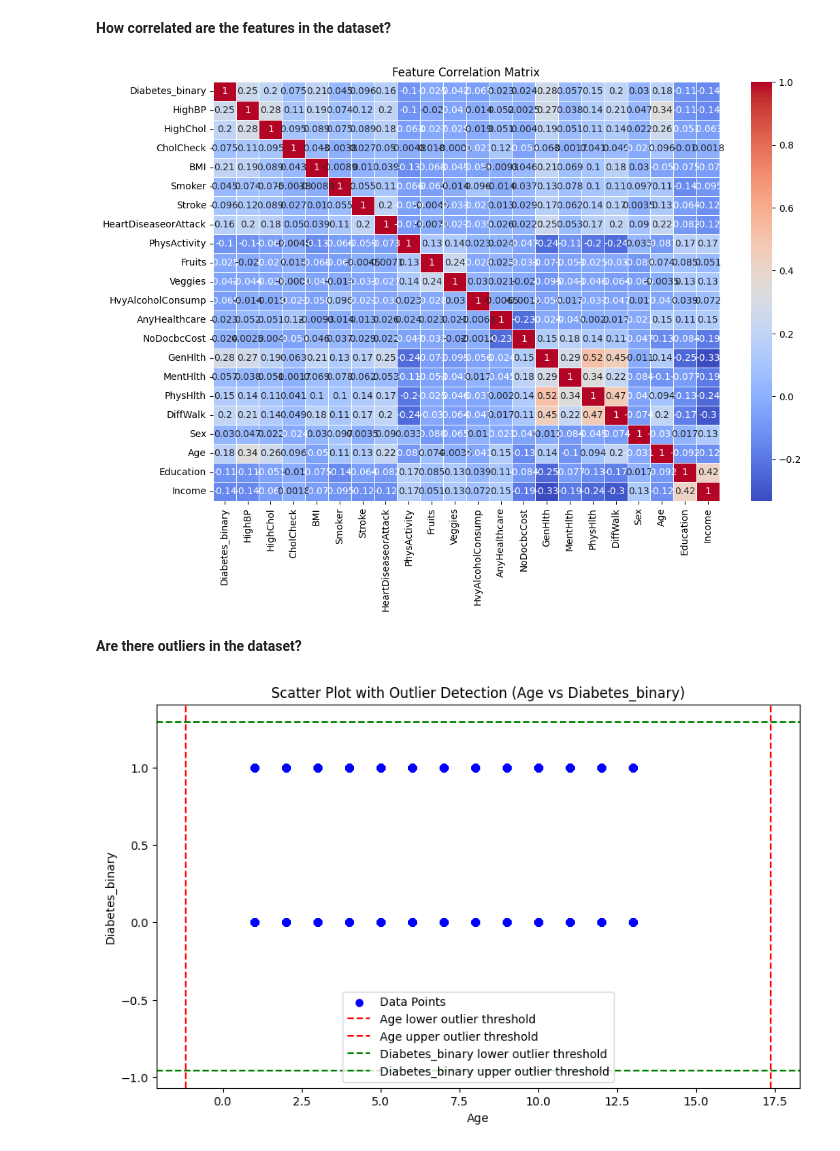
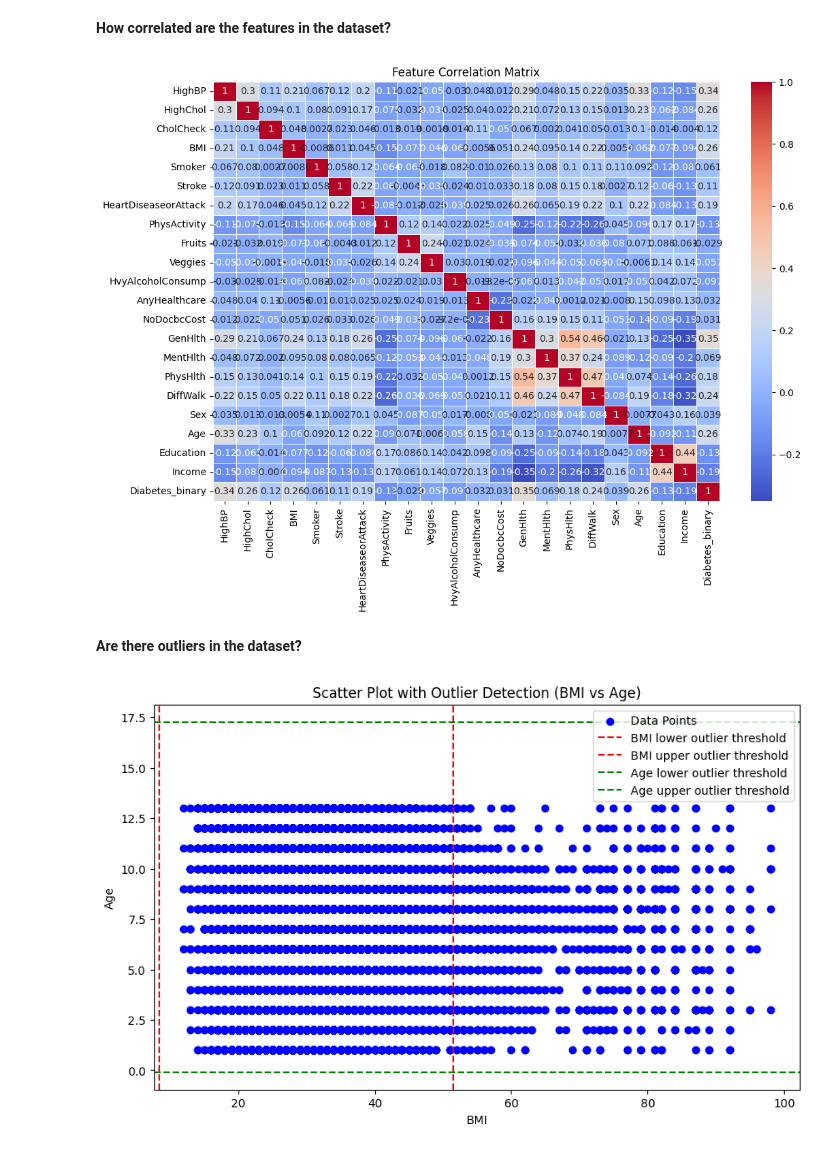
Before and after one commit to bertonag/MCS-7103-Gilbert-Nyakana, a Jupyter notebook: diabetesHealthIndicators.ipynb, the cells around one changed output. Saved outputs shown, nothing was run; the diff lists cells and outputs as text; code cells hidden in the pictures.

```diff
--- a/diabetesHealthIndicators.ipynb
+++ b/diabetesHealthIndicators.ipynb
@@ -263,0 +303,21 @@ let me check the description of the merged dataset
+# %%
+#code that does the undersampling to handle the identified imbalance
+X = merged_dataframe.drop('Diabetes_binary', axis=1)
+#Target feature
+y = merged_dataframe['Diabetes_binary']
+# Define the undersampler
+under_sampler = RandomUnderSampler(sampling_strategy=1.0, random_state=42)
+
+# Apply undersampling
+X_resampled, y_resampled = under_sampler.fit_resample(X, y)
+# Create a new DataFrame with features and target combined
+Resampled_dataframe = X_resampled.copy()  # Copy the features
+Resampled_dataframe['Diabetes_binary'] = y_resampled  # Add the target variable back
+
+# Create the countplot
+sb.countplot(x='Diabetes_binary', data=Resampled_dataframe)
+
+# Add a title and labels
+plt.title('Class Distribution After Resampling')
+plt.xlabel('Diabetes_binary')
+plt.ylabel('Count')
@@ -279,7 +351,7 @@ merged_dataframe.describe()
 **How correlated are the features in the dataset?**
 # %%
 #code to show the correlation of the features
-feature_correlation=merged_dataframe.corr()
+feature_correlation=Resampled_dataframe.corr()
 # Create a heatmap for the correlation matrix
 plt.figure(figsize=(12, 8))
 sb.heatmap(feature_correlation, annot=True, cmap='coolwarm', linewidths=0.5)
@@ -288,18 +360,18 @@ sb.heatmap(feature_correlation, annot=True, cmap='coolwarm', linewidths=0.5)
 plt.title("Feature Correlation Matrix")
 plt.show()
 # %% [output]
-[figure, old version]
+[figure, new version]
 # %% [markdown]
 **Are there outliers in the dataset?**
 # %%
 # Method for outliers detection using scatter plots
 def outlierDetectionScatterDiagram(x_column,y_column):
   # Calculate the mean and standard deviation for the columns
-  x_mean = merged_dataframe[x_column].mean()
-  x_std = merged_dataframe[x_column].std()
+  x_mean = Resampled_dataframe[x_column].mean()
+  x_std = Resampled_dataframe[x_column].std()
 
-  y_mean = merged_dataframe[y_column].mean()
-  y_std = merged_dataframe[y_column].std()
+  y_mean = Resampled_dataframe[y_column].mean()
+  y_std = Resampled_dataframe[y_column].std()
 
   # Define thresholds for outliers (±3 standard deviations)
   x_lower_threshold = x_mean - 3 * x_std
@@ -324,7 +396,7 @@ def outlierDetectionScatterDiagram(x_column,y_column):
   plt.legend()
   plt.show()
 # %%
-#Check outliers using Age and Diabetes_binary
-outlierDetectionScatterDiagram("Age","Diabetes_binary")
+#Check outliers using BMI and Age
+outlierDetectionScatterDiagram("BMI","Age")
 # %% [output]
-[figure, old version]
+[figure, new version]
```
Also changed, not shown: parts of 11 cells of this notebook.
